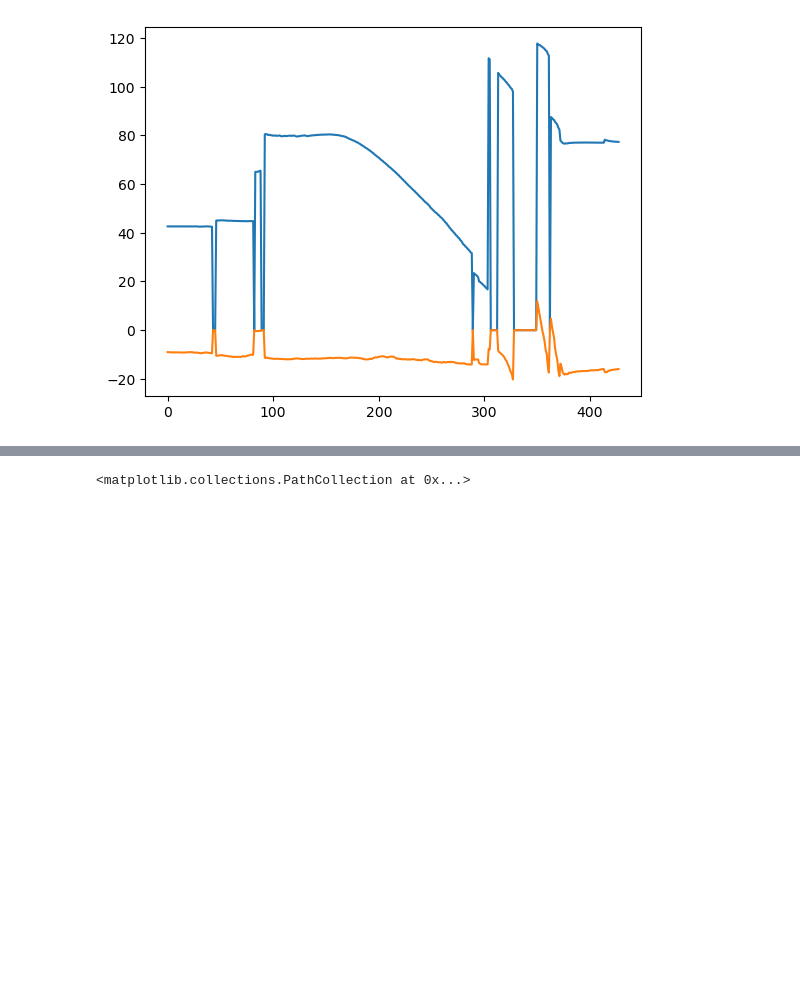
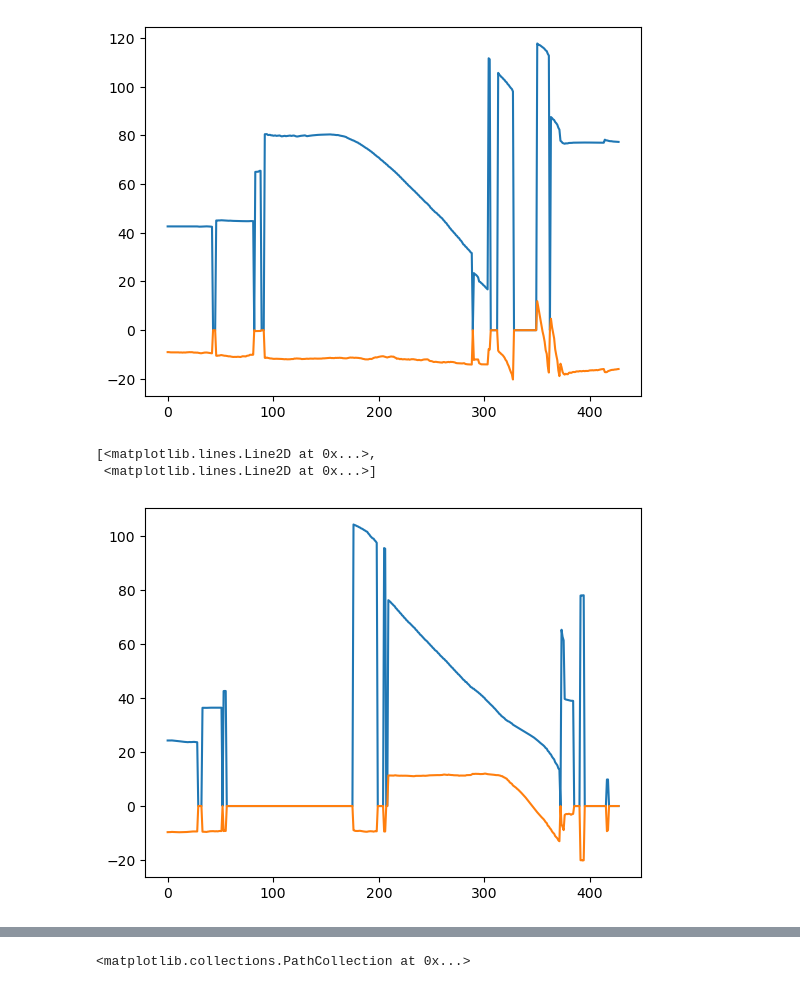
Before and after one commit to Fullbaro/CodeLikeABosch2023, a Jupyter notebook: code/bence.ipynb, the cells around one changed output, grey strips where cells are left out. Cells and saved outputs as stored; diff of their text form; code cells hidden in the pictures; blank space fills up the shorter version.

```diff
--- a/code/bence.ipynb
+++ b/code/bence.ipynb
@@ -80,3 +135,10 @@ plt.gca().plot(data_norm[['SecondObjectDistance_X', 'SecondObjectDistance_Y']])
 [<matplotlib.lines.Line2D at 0x...>,
  <matplotlib.lines.Line2D at 0x...>]
 [figure]
+# %%
+
+plt.gca().plot(data_norm[['ThirdObjectDistance_X', 'ThirdObjectDistance_Y']])
+# %% [output]
+[<matplotlib.lines.Line2D at 0x...>,
+ <matplotlib.lines.Line2D at 0x...>]
+[figure, added]
```
Also changed, not shown: parts of 6 cells of this notebook.
